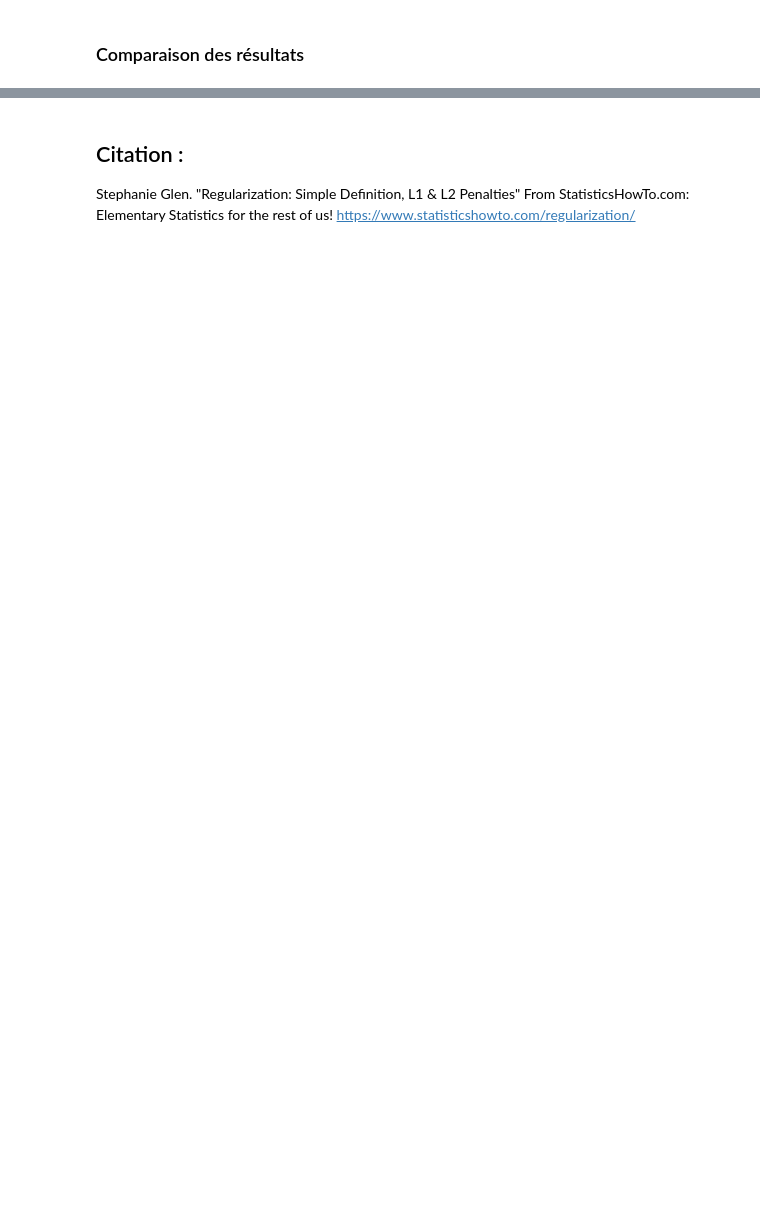
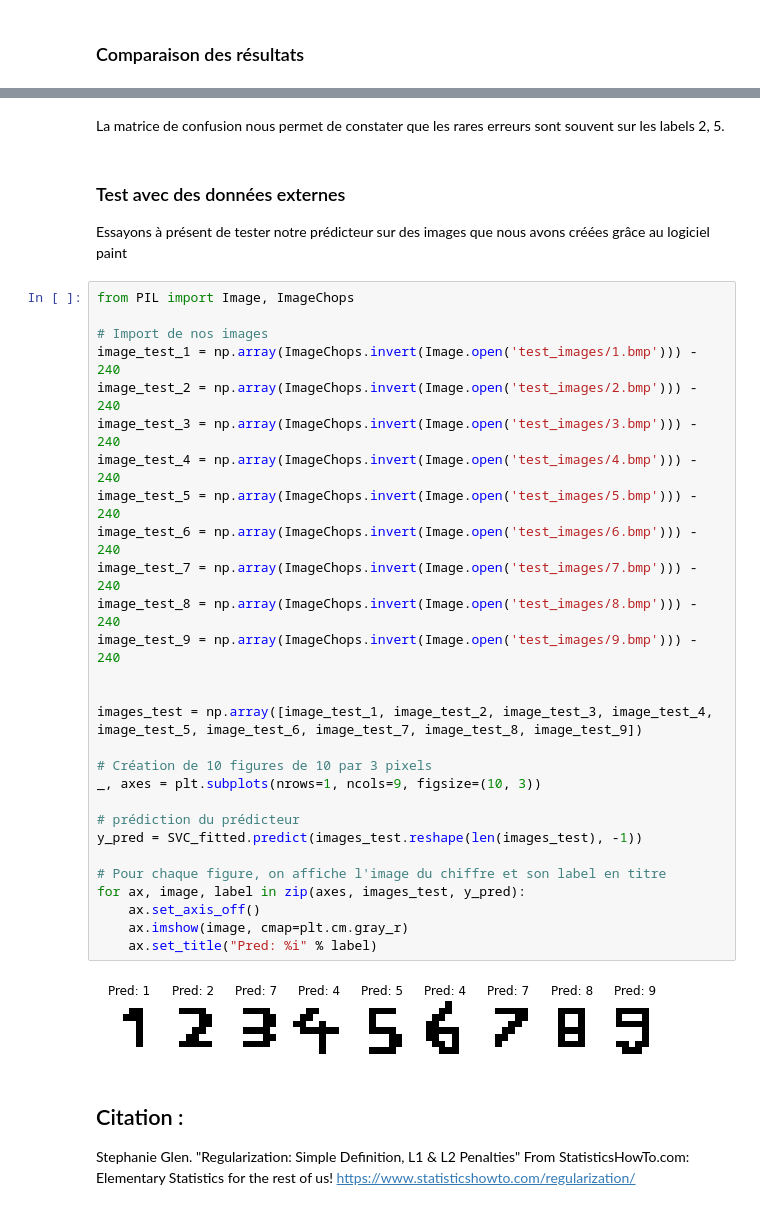
Before and after one commit to Julien-Faure/mines-ai-number-recognition-project, a Jupyter notebook: report.ipynb, the cells around one changed output, grey strips where cells are left out. Saved outputs shown, nothing was run; the diff lists cells and outputs as text; blank space fills up the shorter version.

```diff
--- a/report.ipynb
+++ b/report.ipynb
@@ -484,3 +547,39 @@ from sklearn import metrics
+# %% [markdown]
+La matrice de confusion nous permet de constater que les rares erreurs sont souvent sur les labels 2, 5.
+# %% [markdown]
+### Test avec des données externes
+
+Essayons à présent de tester notre prédicteur sur des images que nous avons créées grâce au logiciel paint
+# %%
+from PIL import Image, ImageChops
+
+# Import de nos images
+image_test_1 = np.array(ImageChops.invert(Image.open('test_images/1.bmp'))) - 240
+image_test_2 = np.array(ImageChops.invert(Image.open('test_images/2.bmp'))) - 240
+image_test_3 = np.array(ImageChops.invert(Image.open('test_images/3.bmp'))) - 240
+image_test_4 = np.array(ImageChops.invert(Image.open('test_images/4.bmp'))) - 240
+image_test_5 = np.array(ImageChops.invert(Image.open('test_images/5.bmp'))) - 240
+image_test_6 = np.array(ImageChops.invert(Image.open('test_images/6.bmp'))) - 240
+image_test_7 = np.array(ImageChops.invert(Image.open('test_images/7.bmp'))) - 240
+image_test_8 = np.array(ImageChops.invert(Image.open('test_images/8.bmp'))) - 240
+image_test_9 = np.array(ImageChops.invert(Image.open('test_images/9.bmp'))) - 240
+
+
+images_test = np.array([image_test_1, image_test_2, image_test_3, image_test_4, image_test_5, image_test_6, image_test_7, image_test_8, image_test_9])
+
+# Création de 10 figures de 10 par 3 pixels
+_, axes = plt.subplots(nrows=1, ncols=9, figsize=(10, 3))
+
+# prédiction du prédicteur
+y_pred = SVC_fitted.predict(images_test.reshape(len(images_test), -1))
+
+# Pour chaque figure, on affiche l'image du chiffre et son label en titre
+for ax, image, label in zip(axes, images_test, y_pred):
+    ax.set_axis_off()
+    ax.imshow(image, cmap=plt.cm.gray_r)
+    ax.set_title("Pred: %i" % label)
+# %% [output]
+[figure, added]
 # %% [markdown]
 ## Citation :
 Stephanie Glen. "Regularization: Simple Definition, L1 & L2 Penalties" From StatisticsHowTo.com: Elementary Statistics for the rest of us! https://www.statisticshowto.com/regularization/
```
Also changed, not shown: parts of 22 cells of this notebook, 9 other files.
